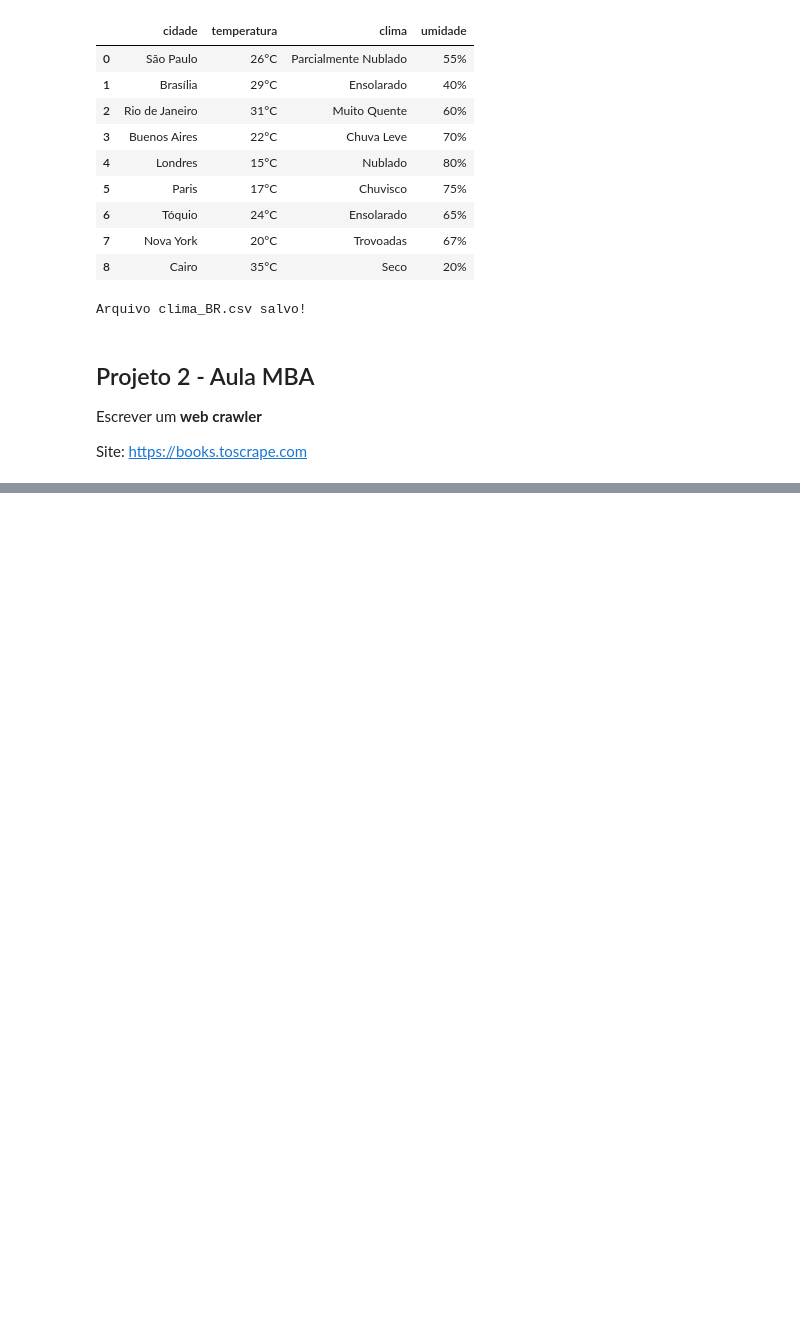
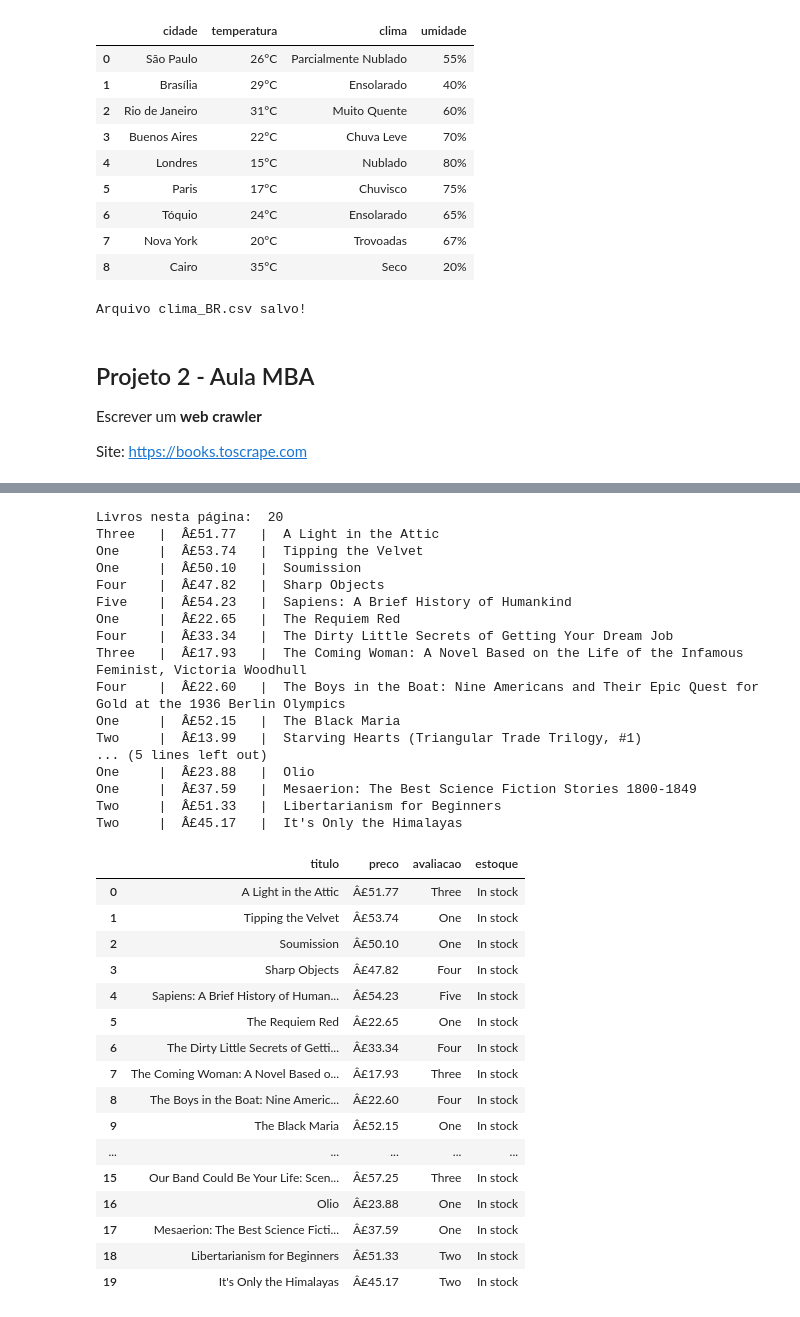
Before and after one commit to blsribeiro83/mba-data-science, a Jupyter notebook: 04-crawlers_web_scraping/data_scraping.ipynb, the cells around one changed output, grey strips where cells are left out. Drawn from its saved outputs; the diff is of its cells as text; code cells hidden in the pictures; blank space fills up the shorter version.

```diff
--- a/04-crawlers_web_scraping/data_scraping.ipynb
+++ b/04-crawlers_web_scraping/data_scraping.ipynb
@@ -691,0 +713,54 @@ Status code is: 200
+# %%
+import pandas as pd
+res = requests.get(URL)
+soup = BeautifulSoup(res.text)
+# %%
+livros = soup.find_all("article",class_="product_pod")
+print("Livros nesta página: ",len(livros))
+
+dados = []
+for livro in livros:
+    titulo = livro.find("h3").find("a")["title"]
+    preco = livro.find("p",class_="price_color").get_text(strip=True)
+    avaliacao = livro.find("p",class_="star-rating")["class"][1]
+    estoque = livro.find("p",class_="instock").get_text(strip=True)
+    dados.append({"titulo":titulo,"preco":preco,"avaliacao":avaliacao,"estoque":estoque})
+    print (f"{avaliacao:6}  |  {preco:8}  |  {titulo}")
+
+dadoslivros = pd.DataFrame(dados)
+dadoslivros
+# %% [output]
+Livros nesta página:  20
+Three   |  Â£51.77   |  A Light in the Attic
+One     |  Â£53.74   |  Tipping the Velvet
+One     |  Â£50.10   |  Soumission
+Four    |  Â£47.82   |  Sharp Objects
+Five    |  Â£54.23   |  Sapiens: A Brief History of Humankind
+One     |  Â£22.65   |  The Requiem Red
+Four    |  Â£33.34   |  The Dirty Little Secrets of Getting Your Dream Job
+Three   |  Â£17.93   |  The Coming Woman: A Novel Based on the Life of the Infamous Feminist, Victoria Woodhull
+Four    |  Â£22.60   |  The Boys in the Boat: Nine Americans and Their Epic Quest for Gold at the 1936 Berlin Olympics
+One     |  Â£52.15   |  The Black Maria
+Two     |  Â£13.99   |  Starving Hearts (Triangular Trade Trilogy, #1)
+... (5 lines left out)
+One     |  Â£23.88   |  Olio
+One     |  Â£37.59   |  Mesaerion: The Best Science Fiction Stories 1800-1849
+Two     |  Â£51.33   |  Libertarianism for Beginners
+Two     |  Â£45.17   |  It's Only the Himalayas
+|  | titulo | preco | avaliacao | estoque |
+| 0 | A Light in the Attic | Â£51.77 | Three | In stock |
+| 1 | Tipping the Velvet | Â£53.74 | One | In stock |
+| 2 | Soumission | Â£50.10 | One | In stock |
+| 3 | Sharp Objects | Â£47.82 | Four | In stock |
+| 4 | Sapiens: A Brief History of Human... | Â£54.23 | Five | In stock |
+| 5 | The Requiem Red | Â£22.65 | One | In stock |
+| 6 | The Dirty Little Secrets of Getti... | Â£33.34 | Four | In stock |
+| 7 | The Coming Woman: A Novel Based o... | Â£17.93 | Three | In stock |
+| 8 | The Boys in the Boat: Nine Americ... | Â£22.60 | Four | In stock |
+| 9 | The Black Maria | Â£52.15 | One | In stock |
+| ... | ... | ... | ... | ... |
+| 15 | Our Band Could Be Your Life: Scen... | Â£57.25 | Three | In stock |
+| 16 | Olio | Â£23.88 | One | In stock |
+| 17 | Mesaerion: The Best Science Ficti... | Â£37.59 | One | In stock |
+| 18 | Libertarianism for Beginners | Â£51.33 | Two | In stock |
+| 19 | It's Only the Himalayas | Â£45.17 | Two | In stock |
```
Also changed, not shown: parts of 8 cells of this notebook, 4 other files.
